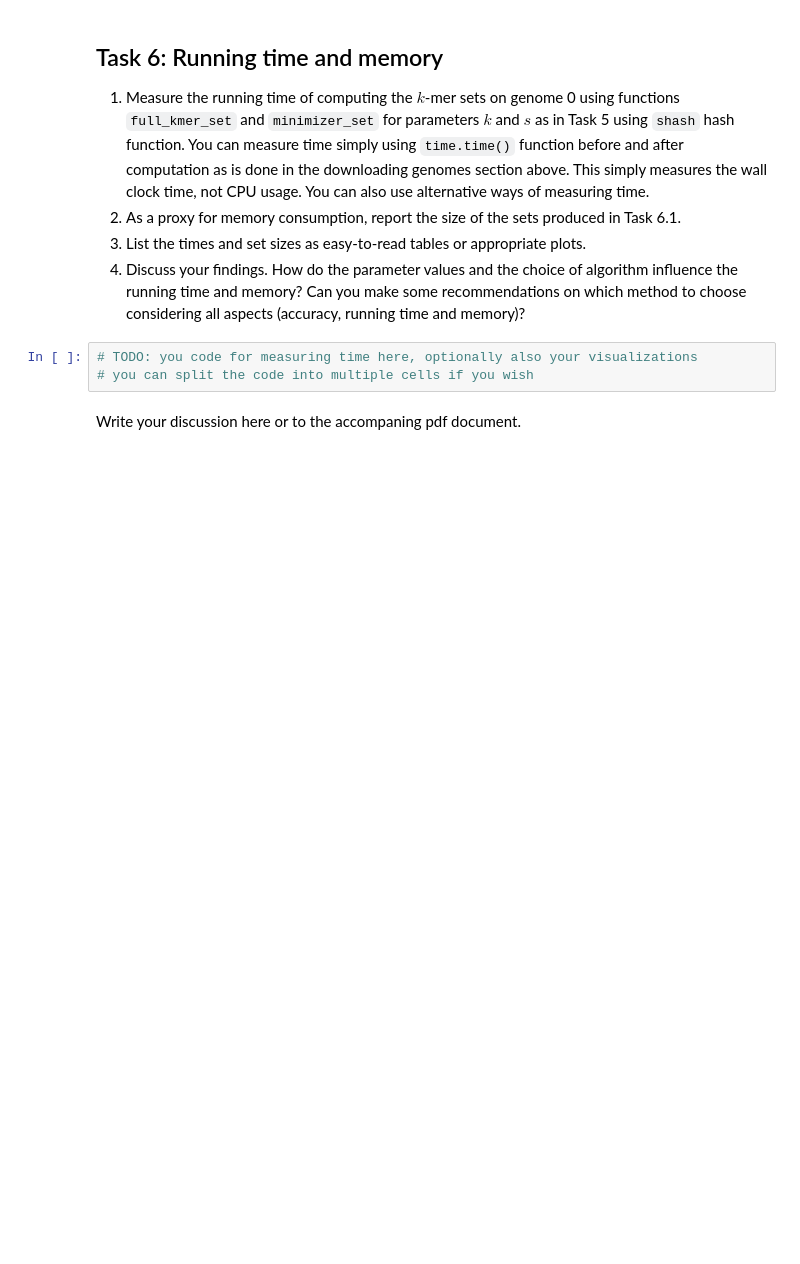
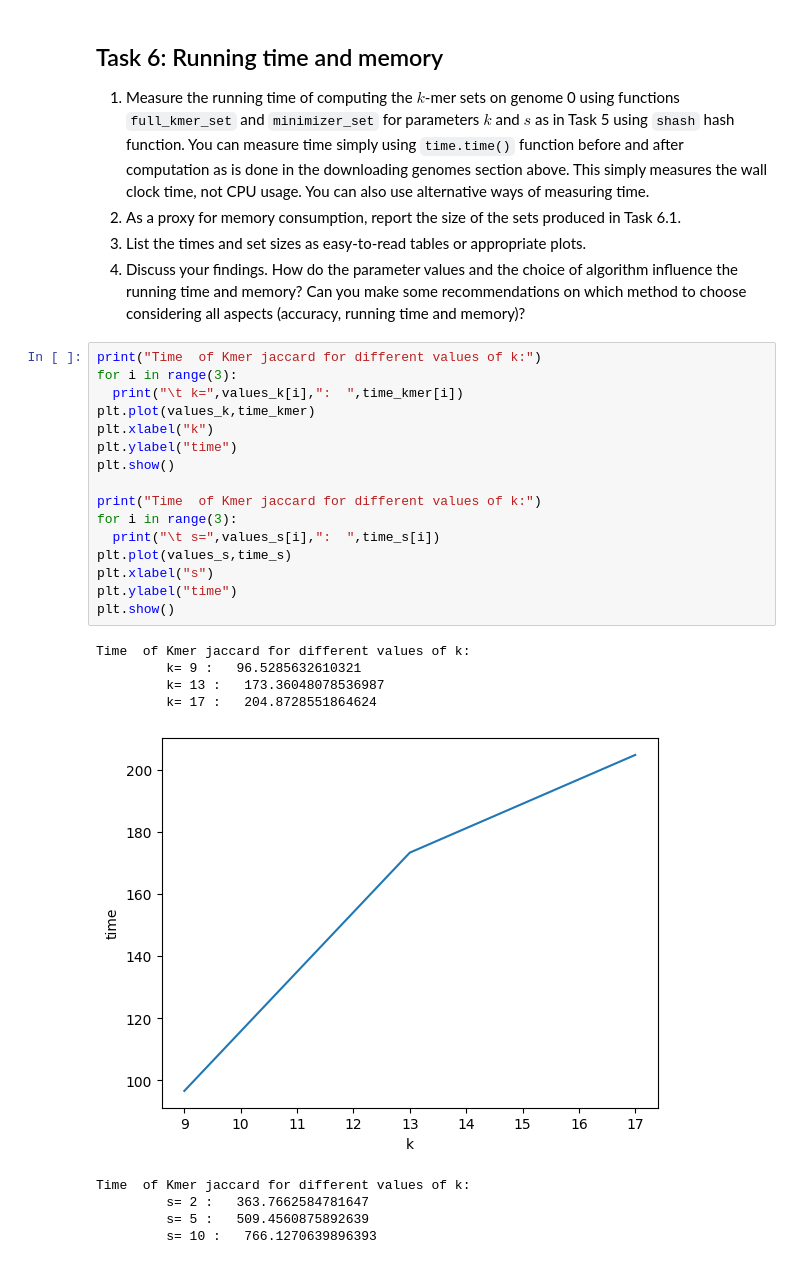
Before and after one commit to ArtsiomShcherba/fmfi-propedeutika-codequality, a Jupyter notebook: notebooks/a1i.ipynb, the cells around one changed output. Saved outputs shown, nothing was run; the diff lists cells and outputs as text; blank space fills up the shorter version.

```diff
--- a/notebooks/a1i.ipynb
+++ b/notebooks/a1i.ipynb
@@ -580,8 +637,29 @@ Write your discussion here or to the accompaning pdf document.
 2. As a proxy for memory consumption, report the size of the sets produced in Task 6.1.
 3. List the times and set sizes as easy-to-read tables or appropriate plots.
 4. Discuss your findings. How do the parameter values and the choice of algorithm influence the running time and memory? Can you make some recommendations on which method to choose considering all aspects (accuracy, running time and memory)?
-# %%
-# TODO: you code for measuring time here, optionally also your visualizations
-# you can split the code into multiple cells if you wish
-# %% [markdown]
-Write your discussion here or to the accompaning pdf document.
+# %%
+print("Time  of Kmer jaccard for different values of k:")
+for i in range(3):
+  print("\t k=",values_k[i],":  ",time_kmer[i])
+plt.plot(values_k,time_kmer)
+plt.xlabel("k")
+plt.ylabel("time")
+plt.show()
+
+print("Time  of Kmer jaccard for different values of k:")
+for i in range(3):
+  print("\t s=",values_s[i],":  ",time_s[i])
+plt.plot(values_s,time_s)
+plt.xlabel("s")
+plt.ylabel("time")
+plt.show()
+# %% [output]
+Time  of Kmer jaccard for different values of k:
+         k= 9 :   96.5285632610321
+         k= 13 :   173.36048078536987
+         k= 17 :   204.8728551864624
+[figure, added]
+Time  of Kmer jaccard for different values of k:
+         s= 2 :   363.7662584781647
+         s= 5 :   509.4560875892639
+         s= 10 :   766.1270639896393
```
Also changed, not shown: parts of 15 cells of this notebook.
